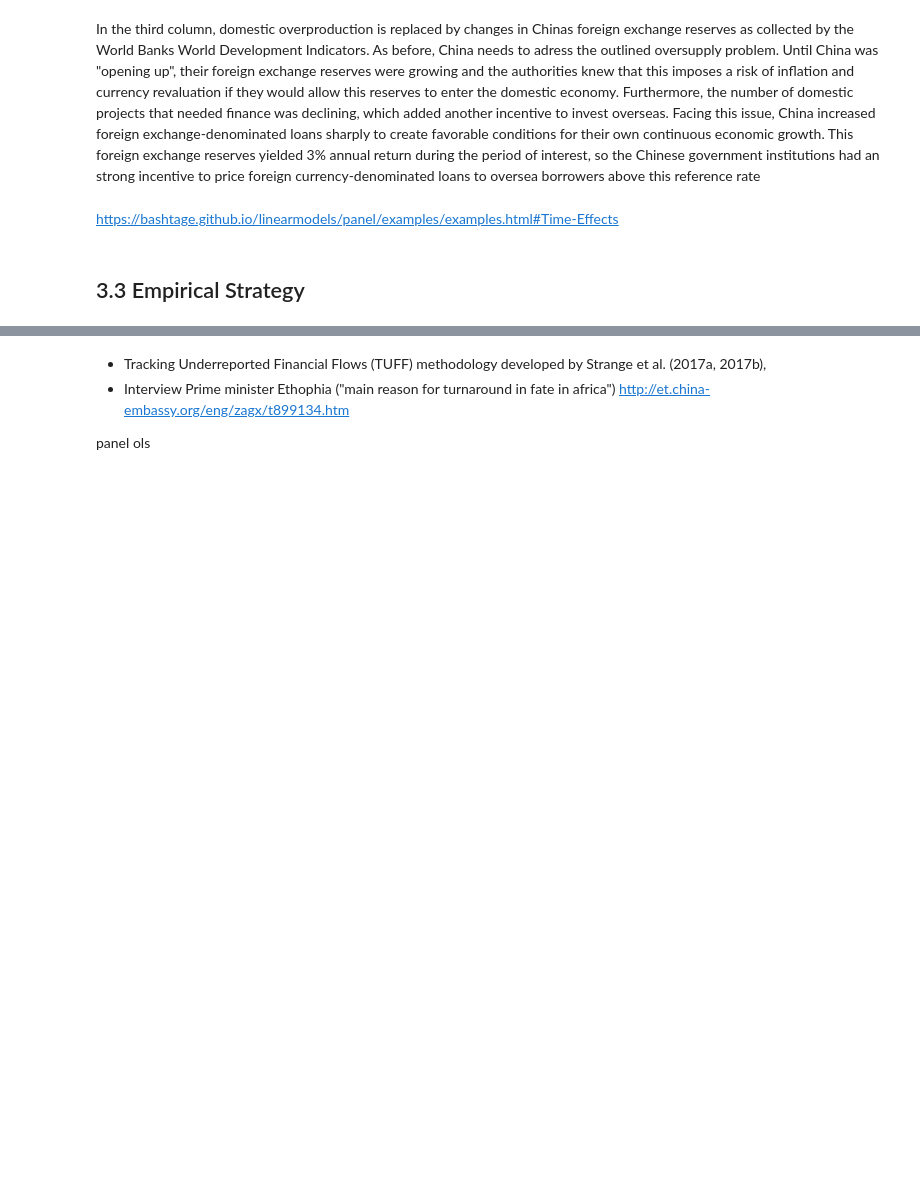
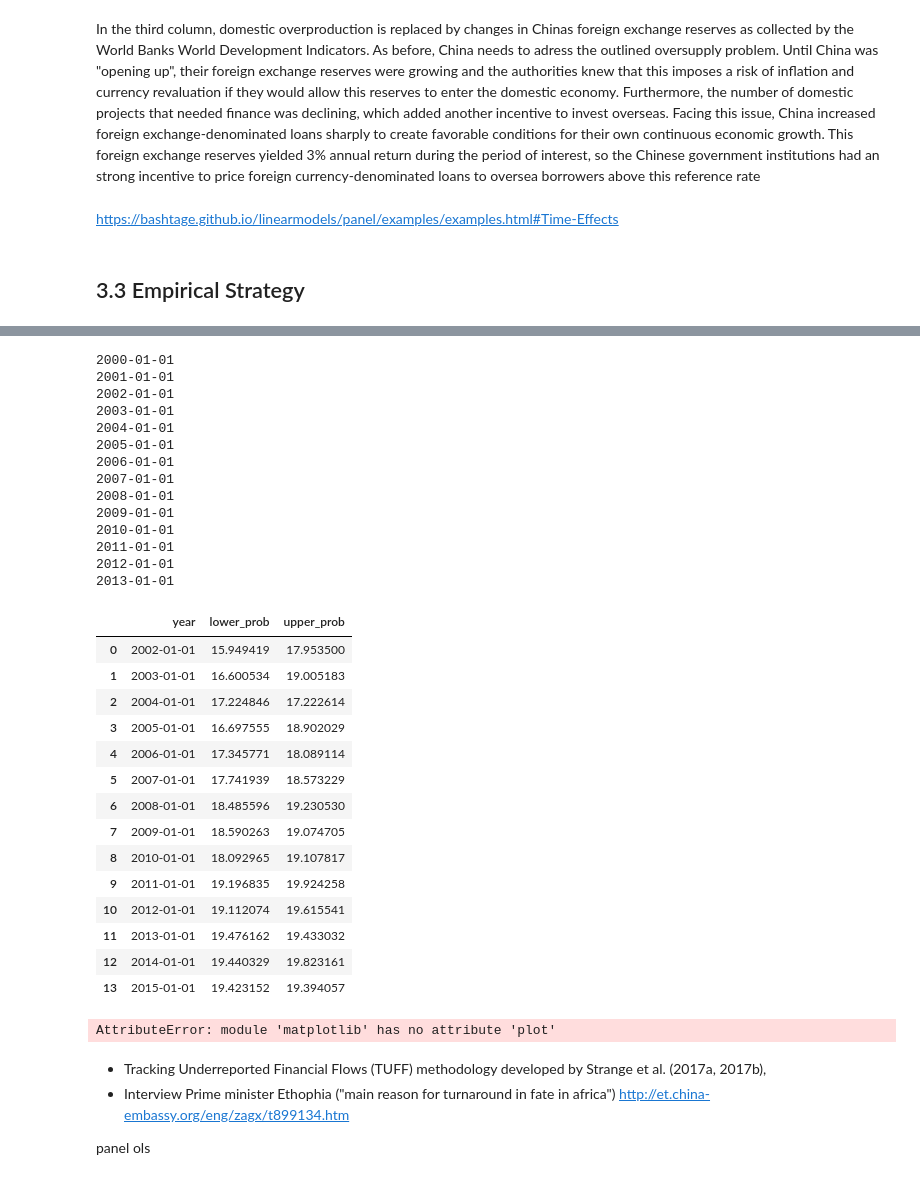
Before and after one commit to JonathanWillnow/ose-data-science-course-project-JonathanWillnow, a Jupyter notebook: JonathanWillnowOSE.ipynb, the cells around one changed output, grey strips where cells are left out. Cells and saved outputs as stored; diff of their text form; code cells hidden in the pictures; blank space fills up the shorter version.

```diff
--- a/JonathanWillnowOSE.ipynb
+++ b/JonathanWillnowOSE.ipynb
@@ -599,0 +732,58 @@ https://www.statisticssolutions.com/free-resources/directory-of-statistical-anal
+# %%
+# t-2
+years1 = ["2002-01-01","2003-01-01","2004-01-01","2005-01-01","2006-01-01","2007-01-01","2008-01-01",
+         "2009-01-01","2010-01-01","2011-01-01","2012-01-01","2013-01-01","2014-01-01","2015-01-01"]
+years2 = ["2000-01-01","2001-01-01","2002-01-01","2003-01-01","2004-01-01","2005-01-01","2006-01-01","2007-01-01",
+          "2008-01-01","2009-01-01","2010-01-01","2011-01-01","2012-01-01","2013-01-01"]
+
+results_df = pd.DataFrame(columns = ["year", "lower_prob", "upper_prob"])
+count = 0
+for year in years2:
+    df_help = data3[data3.year == year]
+    print(year)
+    # sort probabilities of reeiving finance
+    df_help = df_help.sort_values(by= "prob_PRCaid_2000", ascending = True)
+    #define lower and upper
+    lower = np.log(df_help.OFa_all_con[df_help.prob_PRCaid_2000 < 0.5].mean())
+    upper = np.log(df_help.OFa_all_con[df_help.prob_PRCaid_2000 >= 0.5].mean())
+
+    results_df.loc[count] = [years1[count],lower,upper]
+    count +=1
+
+results_df
+# %% [output]
+2000-01-01
+2001-01-01
+2002-01-01
+2003-01-01
+2004-01-01
+2005-01-01
+2006-01-01
+2007-01-01
+2008-01-01
+2009-01-01
+2010-01-01
+2011-01-01
+2012-01-01
+2013-01-01
+|  | year | lower_prob | upper_prob |
+| 0 | 2002-01-01 | 15.949419 | 17.953500 |
+| 1 | 2003-01-01 | 16.600534 | 19.005183 |
+| 2 | 2004-01-01 | 17.224846 | 17.222614 |
+| 3 | 2005-01-01 | 16.697555 | 18.902029 |
+| 4 | 2006-01-01 | 17.345771 | 18.089114 |
+| 5 | 2007-01-01 | 17.741939 | 18.573229 |
+| 6 | 2008-01-01 | 18.485596 | 19.230530 |
+| 7 | 2009-01-01 | 18.590263 | 19.074705 |
+| 8 | 2010-01-01 | 18.092965 | 19.107817 |
+| 9 | 2011-01-01 | 19.196835 | 19.924258 |
+| 10 | 2012-01-01 | 19.112074 | 19.615541 |
+| 11 | 2013-01-01 | 19.476162 | 19.433032 |
+| 12 | 2014-01-01 | 19.440329 | 19.823161 |
+| 13 | 2015-01-01 | 19.423152 | 19.394057 |
+# %%
+#sns.lineplot(results_df["lower_prob"], x = "year")
+plt.plot("year", "lower_prob", data = results_df)
+plt.plot("year", "upper_prob", data = results_df)
+# %% [output]
+AttributeError: module 'matplotlib' has no attribute 'plot'
```
Also changed, not shown: parts of 19 cells of this notebook.
